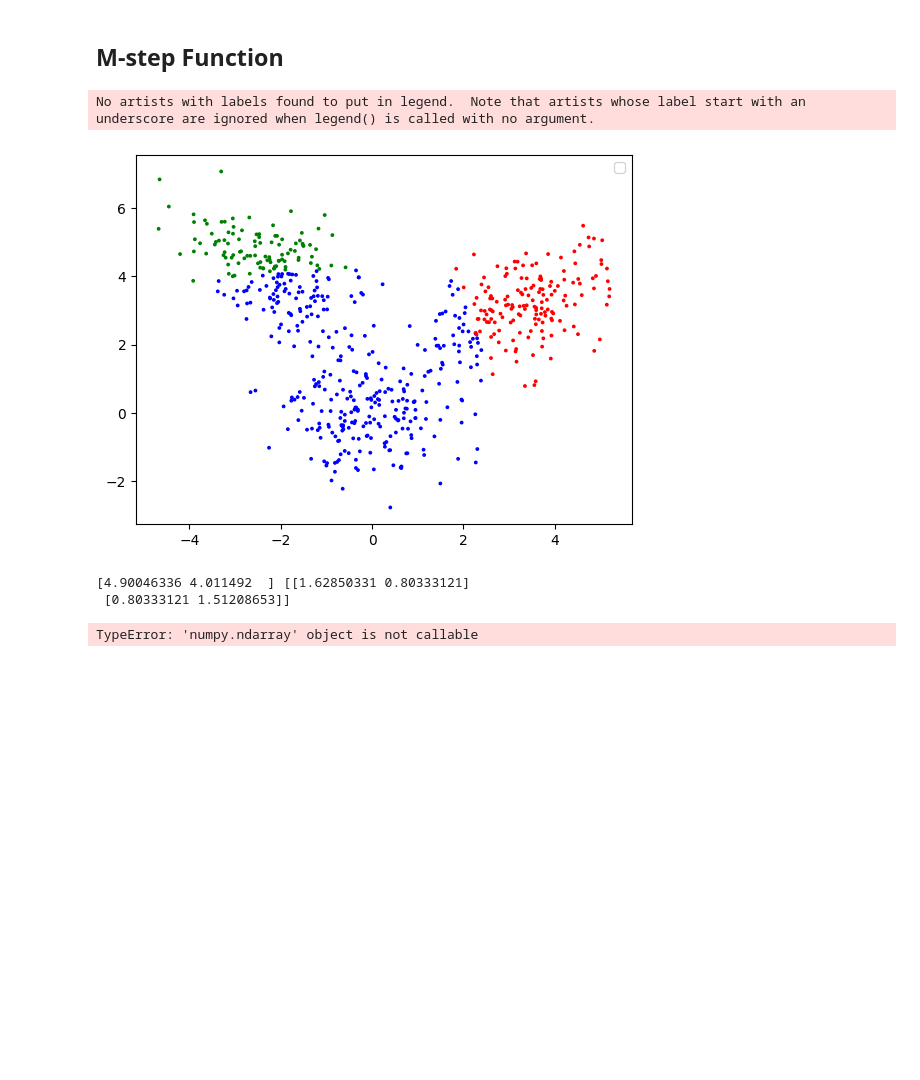
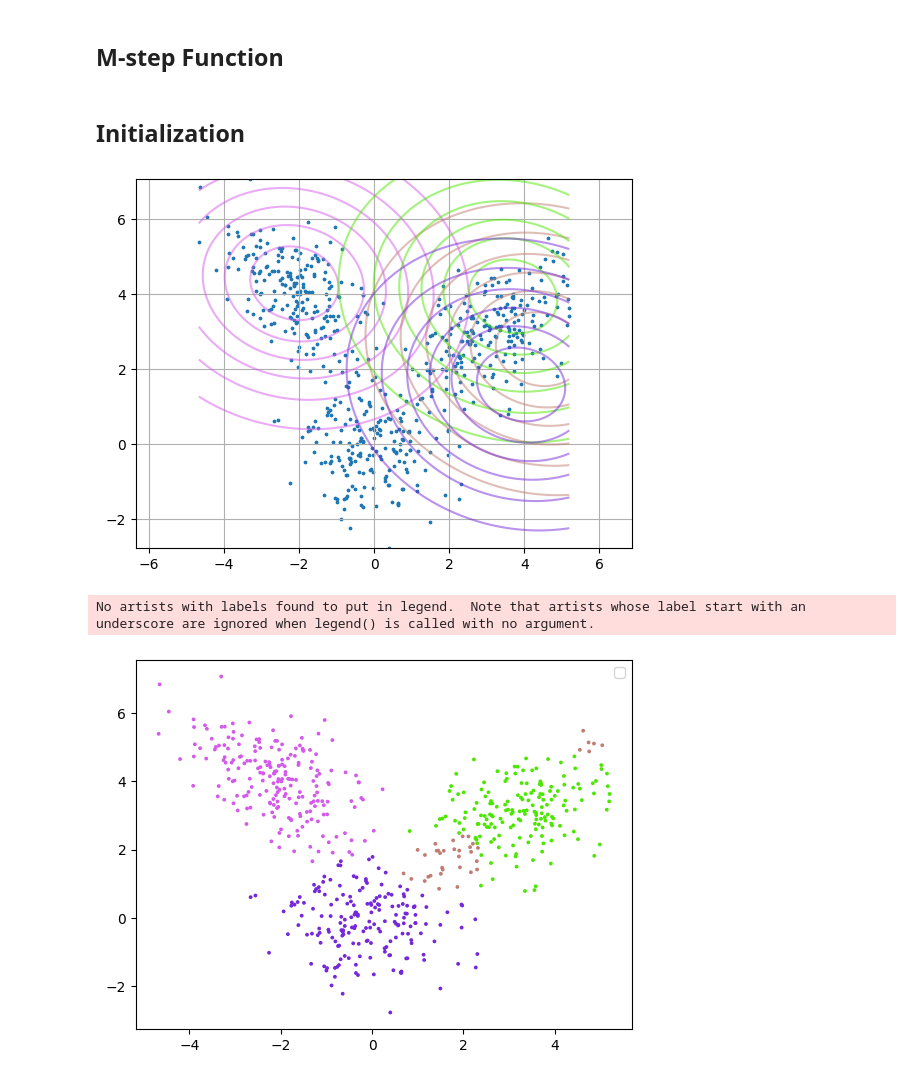
Before and after one commit to Gargantulax/ML_Project_Phase1, a Jupyter notebook: main.ipynb, the cells around one changed output. Cells and saved outputs as stored; diff of their text form; code cells hidden in the pictures; blank space fills up the shorter version.

```diff
--- a/main.ipynb
+++ b/main.ipynb
@@ -19,9 +22,7 @@ plt.show()
 # %%
-from scipy.stats import multivariate_normal             #requirements
-
-
-n = 3                                                   #number of categories
-colors = ['r', 'g', 'b']
+n = 4                                                   #number of categories
+colors = ["#"+''.join([random.choice('0123456789ABCDEF') for j in range(6)])
+             for i in range(n)]
 #Initialize model values
 
 mu = data[np.random.randint(0, data.shape[0], n), :]    #Matrix of means
@@ -40,7 +41,7 @@ def E_step(data, mu, sigma, pi):
 ## M-step Function
 # %%
 def M_step(data, sigma, Q):
-    mu =  np.matrix([np.average(data, weights=Q[:,i], axis=0) for i in range(n)])
+    mu =  np.asarray([np.average(data, weights=Q[:,i], axis=0) for i in range(n)])
     for i in range(n):
         sigma[i, :, :] = (data - mu[i,:]).T @ np.multiply((data - mu[i,:]), np.tile(Q[:,i], (2,1)).T)
         sigma[i, :, :] = sigma[i, :, :] / np.sum(Q[:,i])
@@ -48,22 +49,22 @@ def M_step(data, sigma, Q):
     return mu, sigma, pi
 # %%
 def plot_M(mu, sigma, data, n, colors):
-    range = np.vstack((np.min(data, axis=0), np.max(data, axis=0)))
-    x1 = np.linspace(range[0,0],range[1,0],200)
-    x2 = np.linspace(range[0,1],range[1,1],200)
+    rng = np.vstack((np.min(data, axis=0), np.max(data, axis=0)))
+    x1 = np.linspace(rng[0,0],rng[1,0],200)
+    x2 = np.linspace(rng[0,1],rng[1,1],200)
     X, Y = np.meshgrid(x1,x2)
 
     pos = np.empty(X.shape + (2,))                # a new array of given shape and type, without initializing entries
     pos[:, :, 0] = X; pos[:, :, 1] = Y
 
-    plt.figure(figsize=(10,10))                                                          # creating the figure and assigning the size
+    plt.figure()                                                          # creating the figure and assigning the size
     plt.scatter(data[:,0], data[:,1], s = 3)
+    #print(mu)
     for i in range(n):
         Z = multivariate_normal(mu[i,:], sigma[i,:,:])
-        plt.contour(X, Y, Z[i].pdf(pos), colors=colors[i] ,alpha = 0.5)
+        plt.contour(X, Y, Z.pdf(pos), colors=colors[i] ,alpha = 0.5)
     plt.axis('equal')                                                                  # making both the axis equal
-    plt.xlabel('X-Axis', fontsize=16)                                                  # X-Axis
-    plt.ylabel('Y-Axis', fontsize=16)                                                  # Y-Axis
+                                               # Y-Axis
     plt.grid()                                                                         # displaying gridlines
     plt.show()
 
@@ -72,19 +73,19 @@ def plot_E(data, Q, n, colors):
     plt.scatter(data[:,0], data[:,1],color = np.choose(Z,colors), s = 3)
     plt.legend()
     plt.show()
-# %%
-
-Q = E_step(data, mu, sigma, pi)
-
-new, figma, phi = M_step(data, sigma, Q)
-# %%
-plot_E(data, Q, n, colors)
-# %% [output]
-No artists with labels found to put in legend.  Note that artists whose label start with an underscore are ignored when legend() is called with no argument.
-[figure, removed]
-# %%
-plot_M(mu, sigma, data, n, colors)
-# %% [output]
-[4.90046336 4.011492  ] [[1.62850331 0.80333121]
- [0.80333121 1.51208653]]
-TypeError: 'numpy.ndarray' object is not callable
+# %% [markdown]
+## Initialization ##
+# %%
+plot_M(mu, sigma, data, n, colors)
+dif = 1000
+while dif > 0.1:
+    Q = E_step(data, mu, sigma, pi)
+    new, sigma, pi = M_step(data, sigma, Q)
+    dif = np.linalg.norm(new - mu)
+    mu = new
+plot_E(data, Q, n, colors)
+plot_M(mu, sigma, data, n, colors)
+# %% [output]
+[figure, added]
+No artists with labels found to put in legend.  Note that artists whose label start with an underscore are ignored when legend() is called with no argument.
+[figure, added]
```
Also changed, not shown: parts of 3 cells of this notebook.
